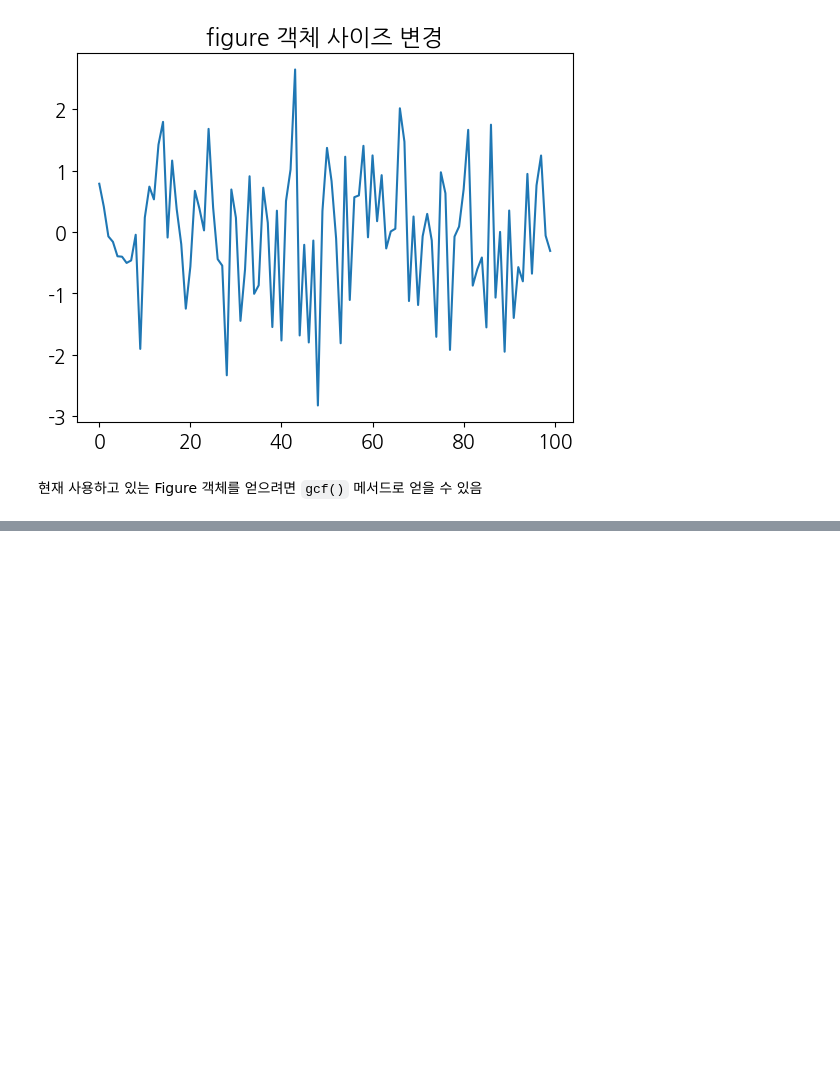
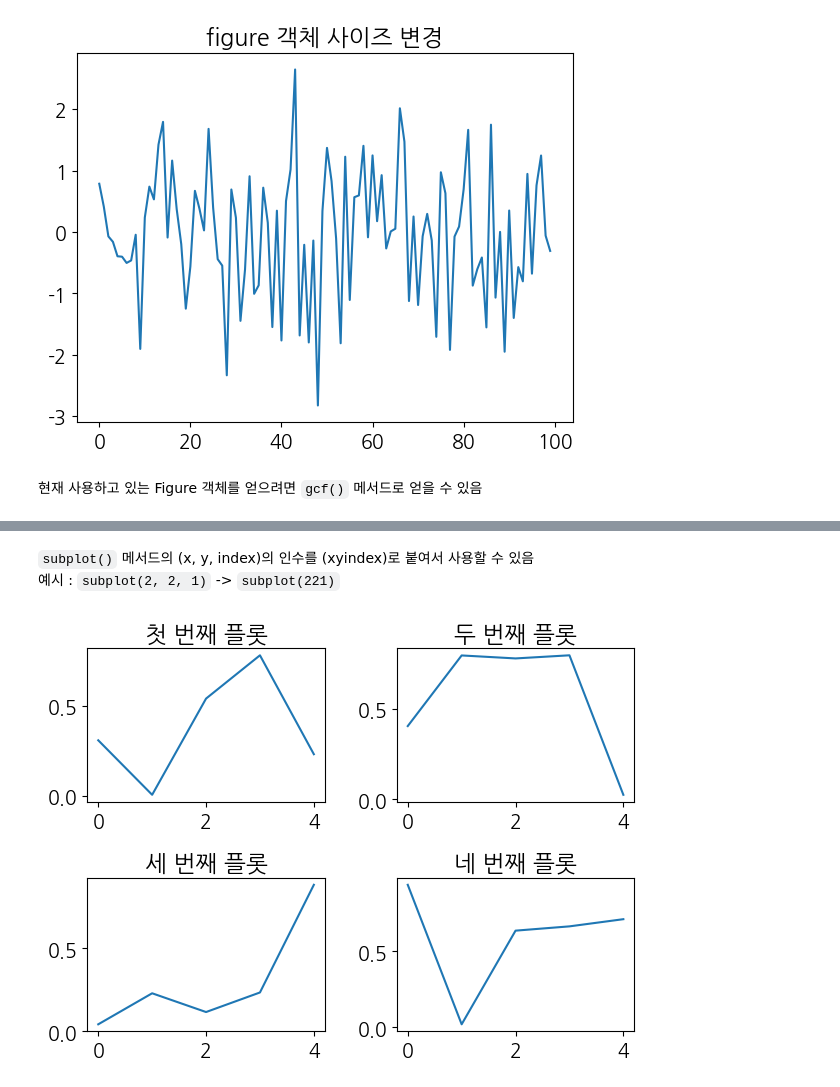
Before and after one commit to OREO206/PYTHON, a Jupyter notebook: matplotlib_visualize_data/matplotlib_basic.ipynb, the cells around one changed output, grey strips where cells are left out. Drawn from its saved outputs; the diff is of its cells as text; code cells hidden in the pictures; blank space fills up the shorter version.

```diff
--- a/matplotlib_visualize_data/matplotlib_basic.ipynb
+++ b/matplotlib_visualize_data/matplotlib_basic.ipynb
@@ -234,0 +259,24 @@ print(id(f3))
+# %% [markdown]
+`subplot()` 메서드의 (x, y, index)의 인수를 (xyindex)로 붙여서 사용할 수 있음
+예시 : `subplot(2, 2, 1)` -> `subplot(221)`
+# %%
+plt.subplot(221)
+plt.plot(np.random.rand(5))
+plt.title('첫 번째 플롯')
+
+plt.subplot(222)
+plt.plot(np.random.rand(5))
+plt.title('두 번째 플롯')
+
+plt.subplot(223)
+plt.plot(np.random.rand(5))
+plt.title('세 번째 플롯')
+
+plt.subplot(224)
+plt.plot(np.random.rand(5))
+plt.title('네 번째 플롯')
+
+plt.tight_layout()
+plt.show()
+# %% [output]
+[figure, added]
```
Also changed, not shown: parts of 6 cells of this notebook, 2 other files.
